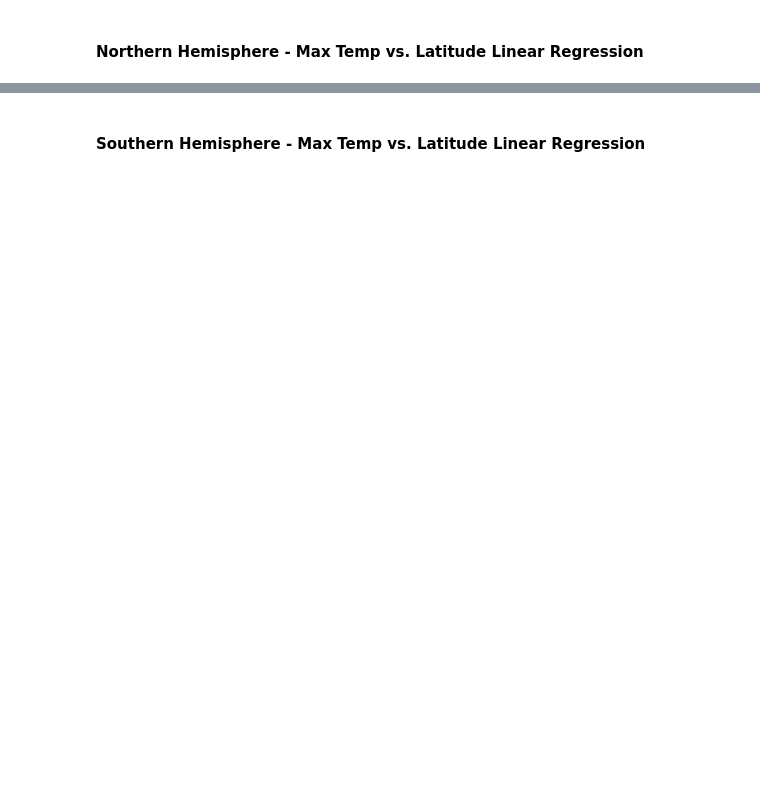
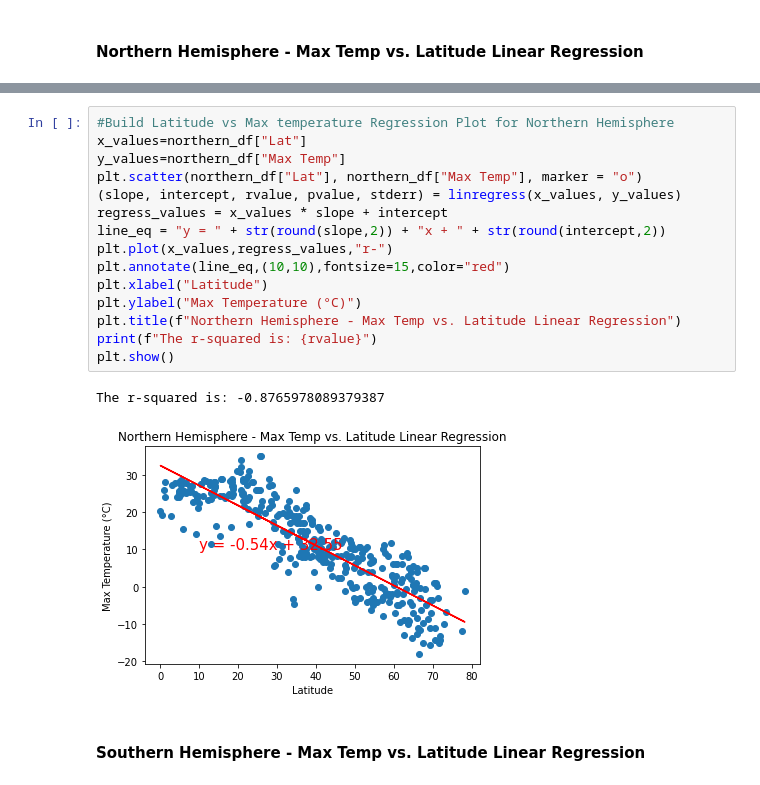
Before and after one commit to samuelceron/python-api-challenge, a Jupyter notebook: WeatherPy.ipynb, the cells around one changed output, grey strips where cells are left out. Drawn from its saved outputs; the diff is of its cells as text; blank space fills up the shorter version.

Commit message:
Latitude vs Max temperature Regressions finished

```diff
--- a/WeatherPy.ipynb
+++ b/WeatherPy.ipynb
@@ -255,2 +249,20 @@ The r-squared is: -0.8151657406810827
+# %%
+#Build Latitude vs Max temperature Regression Plot for Northern Hemisphere
+x_values=northern_df["Lat"]
+y_values=northern_df["Max Temp"]
+plt.scatter(northern_df["Lat"], northern_df["Max Temp"], marker = "o")
+(slope, intercept, rvalue, pvalue, stderr) = linregress(x_values, y_values)
+regress_values = x_values * slope + intercept
+line_eq = "y = " + str(round(slope,2)) + "x + " + str(round(intercept,2))
+plt.plot(x_values,regress_values,"r-")
+plt.annotate(line_eq,(10,10),fontsize=15,color="red")
+plt.xlabel("Latitude")
+plt.ylabel("Max Temperature (°C)")
+plt.title(f"Northern Hemisphere - Max Temp vs. Latitude Linear Regression")
+print(f"The r-squared is: {rvalue}")
+plt.show()
+# %% [output]
+The r-squared is: -0.8765978089379387
+[figure, added]
 # %% [markdown]
 ####  Southern Hemisphere - Max Temp vs. Latitude Linear Regression
```
Also changed, not shown: parts of 4 cells of this notebook.
